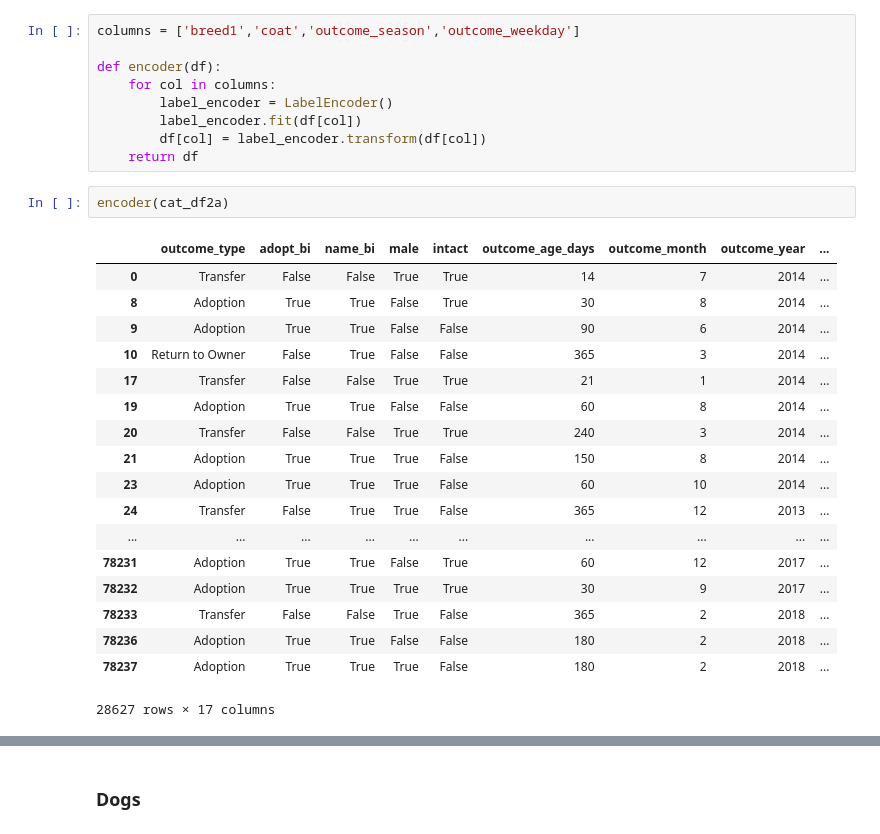
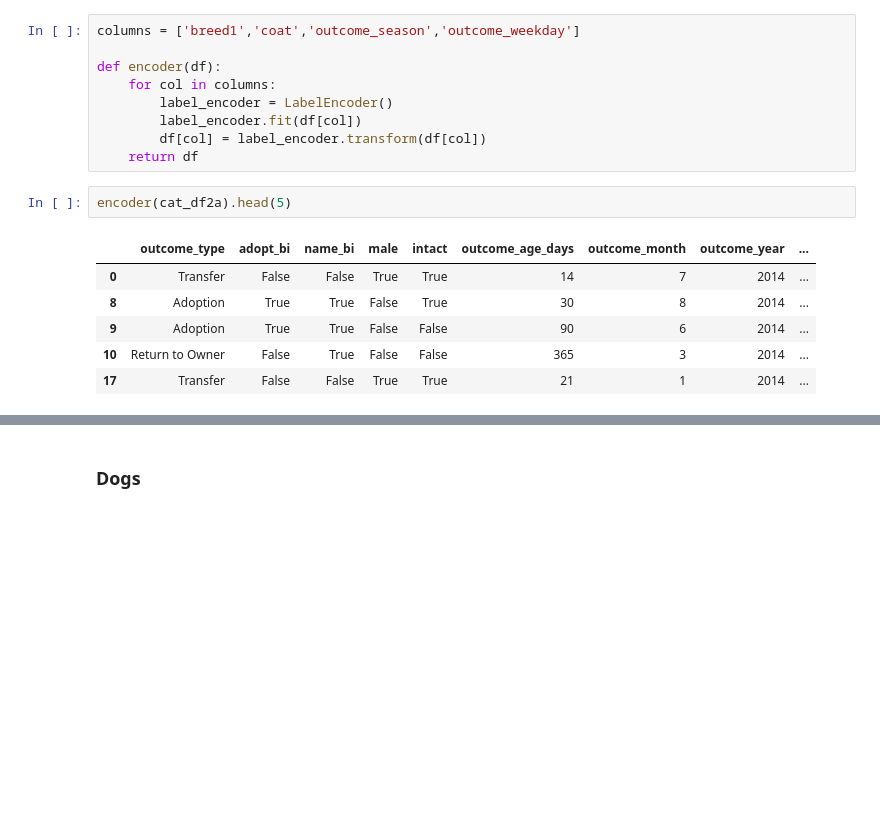
Before and after one commit to jlinGG/Thinkful-DS-Bootcamp, a Jupyter notebook: Capstone-3.ipynb, the cells around one changed output, grey strips where cells are left out. Cells and saved outputs as stored; diff of their text form; blank space fills up the shorter version.

```diff
--- a/Capstone-3.ipynb
+++ b/Capstone-3.ipynb
@@ -837,26 +768,14 @@ def encoder(df):
         df[col] = label_encoder.transform(df[col])
     return df
 # %%
-encoder(cat_df2a)
+encoder(cat_df2a).head(5)
 # %% [output]
 |  | outcome_type | adopt_bi | name_bi | male | intact | outcome_age_days | outcome_month | outcome_year | ... |
 | 0 | Transfer | False | False | True | True | 14 | 7 | 2014 | ... |
 | 8 | Adoption | True | True | False | True | 30 | 8 | 2014 | ... |
 | 9 | Adoption | True | True | False | False | 90 | 6 | 2014 | ... |
 | 10 | Return to Owner | False | True | False | False | 365 | 3 | 2014 | ... |
 | 17 | Transfer | False | False | True | True | 21 | 1 | 2014 | ... |
-| 19 | Adoption | True | True | False | False | 60 | 8 | 2014 | ... |
-| 20 | Transfer | False | False | True | True | 240 | 3 | 2014 | ... |
-| 21 | Adoption | True | True | True | False | 150 | 8 | 2014 | ... |
-| 23 | Adoption | True | True | True | False | 60 | 10 | 2014 | ... |
-| 24 | Transfer | False | True | True | False | 365 | 12 | 2013 | ... |
-| ... | ... | ... | ... | ... | ... | ... | ... | ... | ... |
-| 78231 | Adoption | True | True | False | True | 60 | 12 | 2017 | ... |
-| 78232 | Adoption | True | True | True | True | 30 | 9 | 2017 | ... |
-| 78233 | Transfer | False | False | True | False | 365 | 2 | 2018 | ... |
-| 78236 | Adoption | True | True | False | False | 180 | 2 | 2018 | ... |
-| 78237 | Adoption | True | True | True | False | 180 | 2 | 2018 | ... |
-28627 rows × 17 columns
 # %%
 Xc = cat_df2a.drop(['outcome_type','adopt_bi'], 1)
 yc = cat_df2a['adopt_bi']
```
Also changed, not shown: parts of 57 cells of this notebook.
